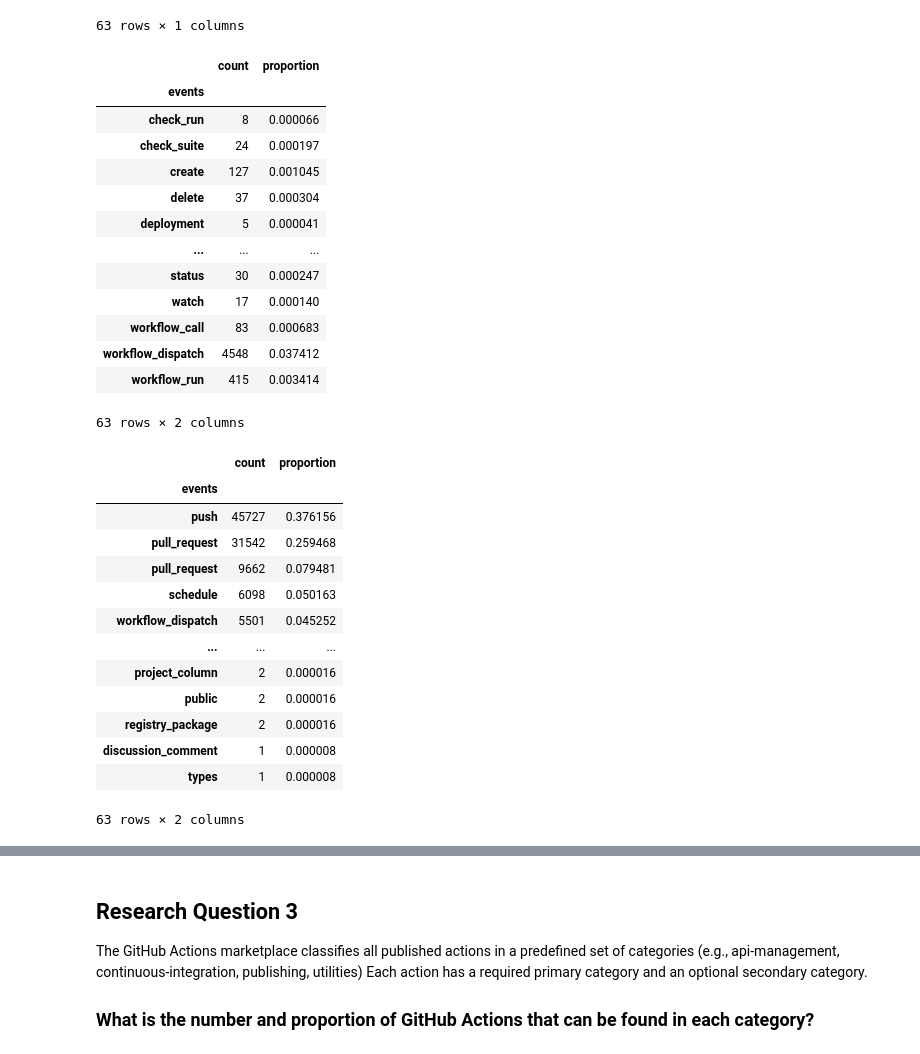
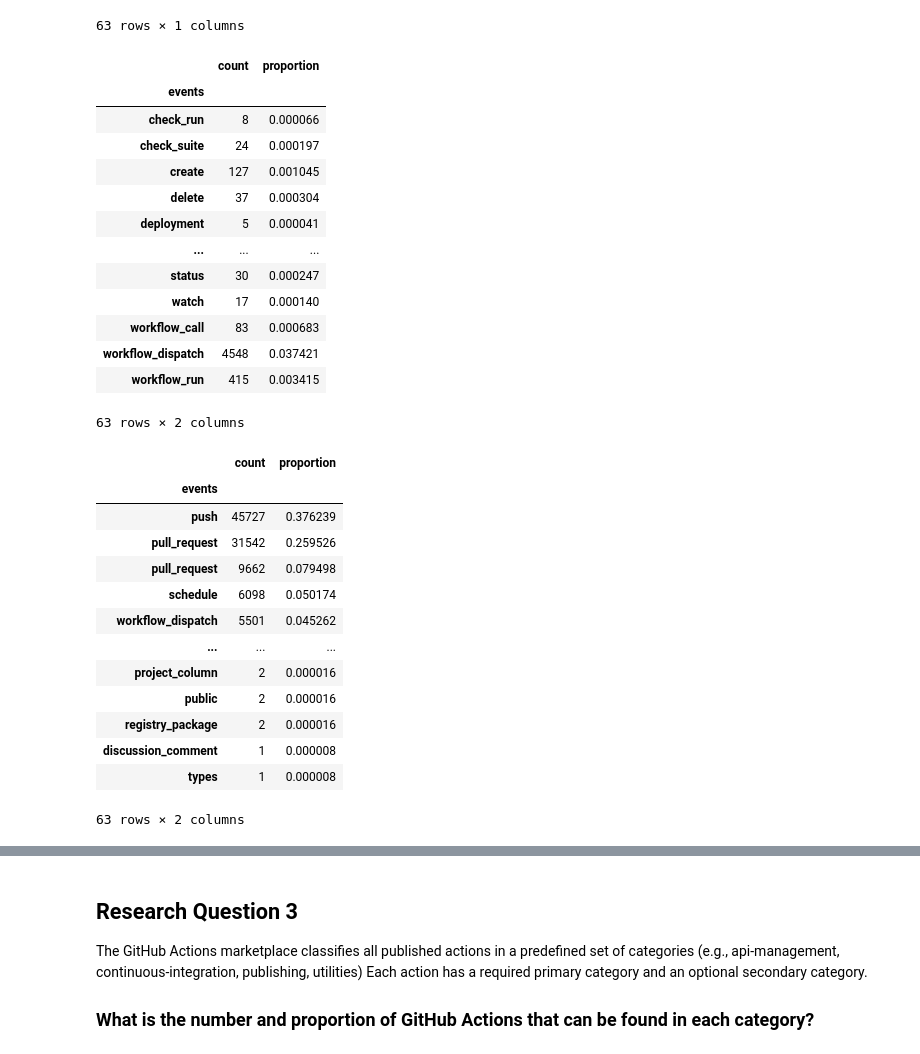
Before and after one commit to clementsamain/data-analysis, a Jupyter notebook: notebooks/questions.ipynb, the cells around one changed output, grey strips where cells are left out. Cells and saved outputs as stored; diff of their text form; code cells hidden in the pictures.

```diff
--- a/notebooks/questions.ipynb
+++ b/notebooks/questions.ipynb
@@ -195,22 +195,22 @@ df
 63 rows × 1 columns
 # %%
 #Quantify the proportion of workflows grouped by event and put them into the df dataframe
-df['proportion'] = df['count'] / df_workflows.shape[0]
+df['proportion'] = df['count'] / sum(df['count'])
 df
 # %% [output]
 |  | count | proportion |
 | events |  |  |
 | check_run | 8 | 0.000066 |
 | check_suite | 24 | 0.000197 |
 | create | 127 | 0.001045 |
 | delete | 37 | 0.000304 |
 | deployment | 5 | 0.000041 |
 | ... | ... | ... |
 | status | 30 | 0.000247 |
 | watch | 17 | 0.000140 |
 | workflow_call | 83 | 0.000683 |
-| workflow_dispatch | 4548 | 0.037412 |
-| workflow_run | 415 | 0.003414 |
+| workflow_dispatch | 4548 | 0.037421 |
+| workflow_run | 415 | 0.003415 |
 63 rows × 2 columns
 # %%
 #Sort all events in decreasing order of proportion
@@ -218,11 +218,11 @@ df.sort_values(by='proportion', ascending=False)
 # %% [output]
 |  | count | proportion |
 | events |  |  |
-| push | 45727 | 0.376156 |
-| pull_request | 31542 | 0.259468 |
-| pull_request | 9662 | 0.079481 |
-| schedule | 6098 | 0.050163 |
-| workflow_dispatch | 5501 | 0.045252 |
+| push | 45727 | 0.376239 |
+| pull_request | 31542 | 0.259526 |
+| pull_request | 9662 | 0.079498 |
+| schedule | 6098 | 0.050174 |
+| workflow_dispatch | 5501 | 0.045262 |
 | ... | ... | ... |
 | project_column | 2 | 0.000016 |
 | public | 2 | 0.000016 |
```
Also changed, not shown: parts of 3 cells of this notebook.
